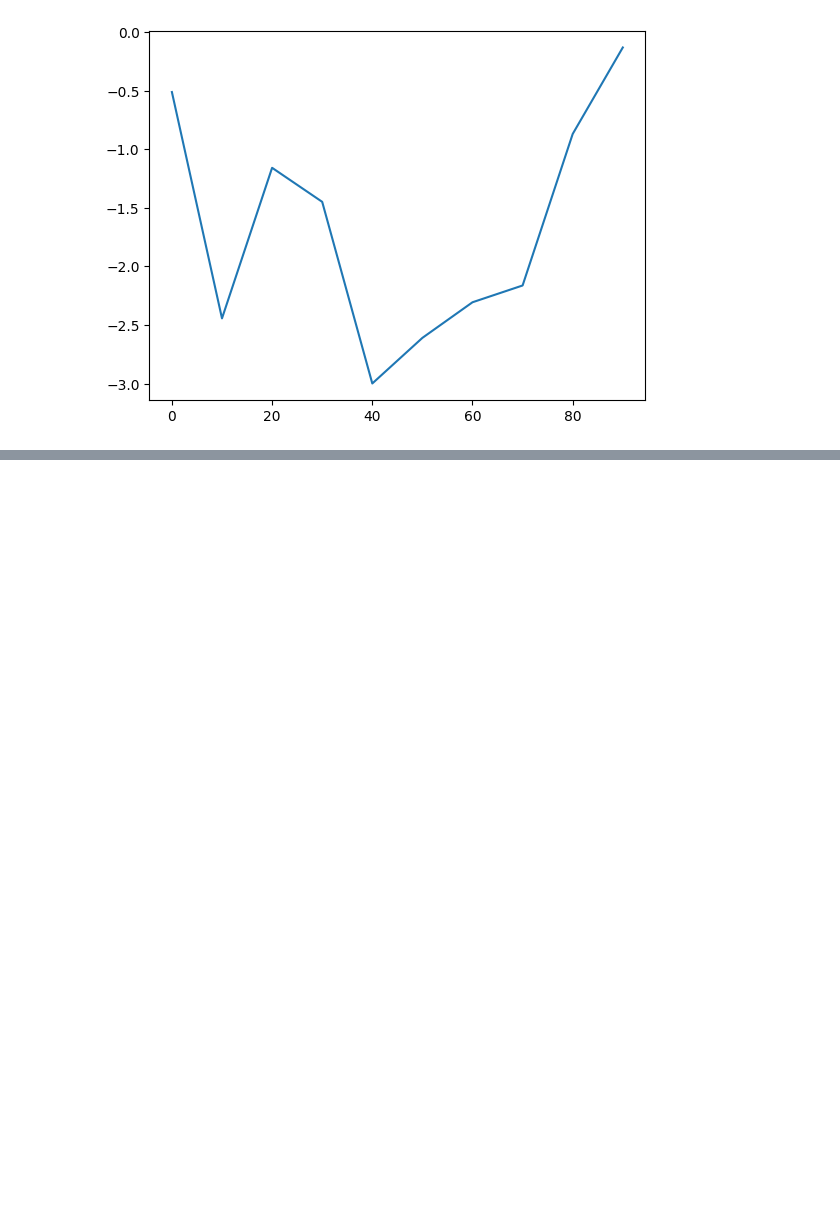
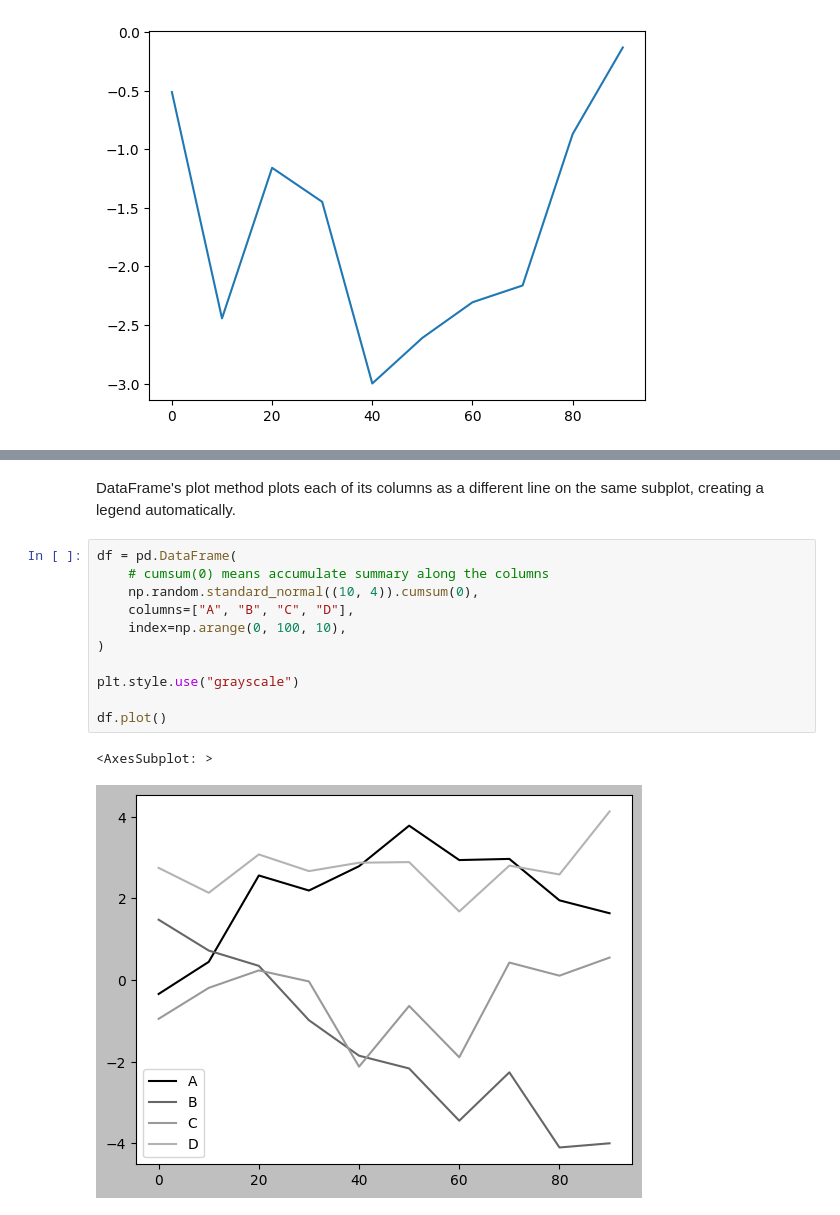
Before and after one commit to zqTheDesigner/rading_python-for-data-analysis, a Jupyter notebook: ch9_Ploting_and_visualisation.ipynb, the cells around one changed output, grey strips where cells are left out. Cells and saved outputs as stored; diff of their text form; blank space fills up the shorter version.

```diff
--- a/ch9_Ploting_and_visualisation.ipynb
+++ b/ch9_Ploting_and_visualisation.ipynb
@@ -248,0 +250,16 @@ Series.plot method arguments
+# %% [markdown]
+DataFrame's plot method plots each of its columns as a different line on the same subplot, creating a legend automatically.
+# %%
+df = pd.DataFrame(
+    # cumsum(0) means accumulate summary along the columns
+    np.random.standard_normal((10, 4)).cumsum(0),
+    columns=["A", "B", "C", "D"],
+    index=np.arange(0, 100, 10),
+)
+
+plt.style.use("grayscale")
+
+df.plot()
+# %% [output]
+<AxesSubplot: >
+[figure, added]
```
Also changed, not shown: parts of 12 cells of this notebook, 1 other file.
